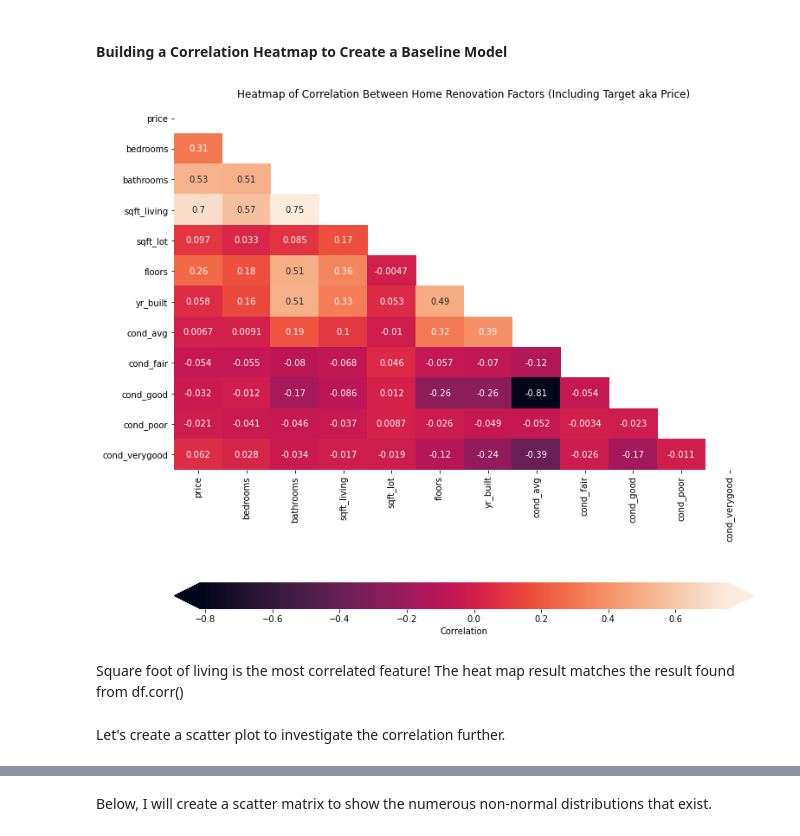
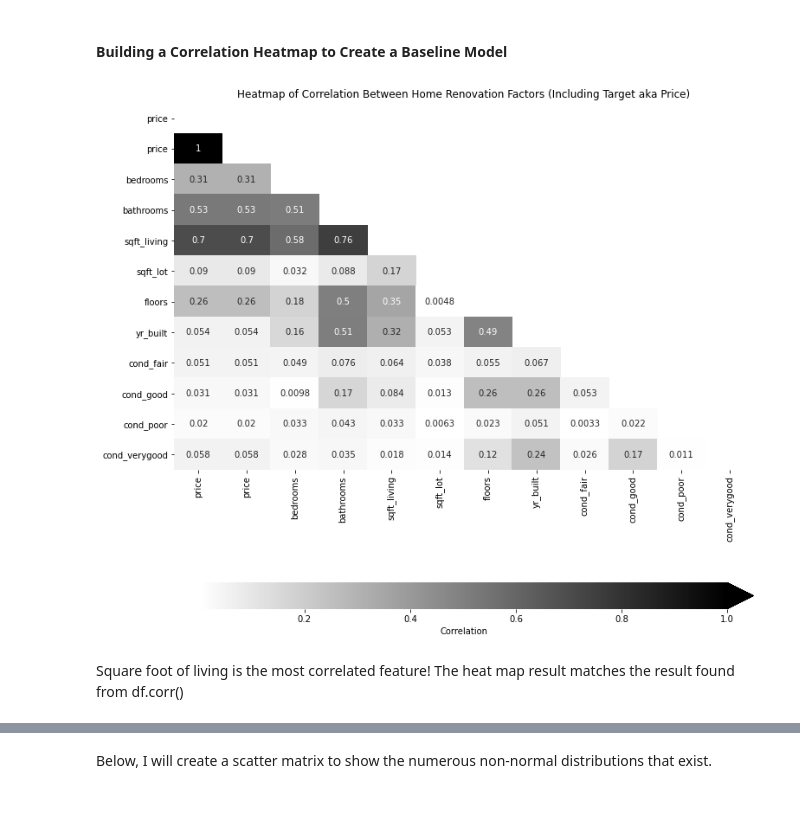
Before and after one commit to justinbalwan/Analyzing_Kings_County_Home_Prices, a Jupyter notebook: student.ipynb, the cells around one changed output, grey strips where cells are left out. Saved outputs shown, nothing was run; the diff lists cells and outputs as text; code cells hidden in the pictures; blank space fills up the shorter version.

```diff
--- a/student.ipynb
+++ b/student.ipynb
@@ -159,10 +148,10 @@ The only non-numeric column is object.
 # %%
 condition = df[['condition']]
-ohe = OneHotEncoder(categories="auto", sparse=False, handle_unknown="ignore")
+ohe = OneHotEncoder(drop='first', categories="auto", sparse=False)
 ohe.fit(condition)
 condition_enc = ohe.transform(condition)
 condition_enc = pd.DataFrame(condition_enc,
-                             columns=['cond_avg','cond_fair','cond_good','cond_poor','cond_verygood'],
+                             columns=['cond_fair','cond_good','cond_poor', 'cond_verygood'],
                              index=df.index)
 df.drop('condition', axis=1, inplace=True)
 df = pd.concat([df, condition_enc], axis=1)
@@ -409,38 +309,38 @@ To double check this result, I will build a heatmap to visualize the correlation
 # %%
 import seaborn as sns
 import numpy as np
 
 # Create a df with the target as the first column,
 # then compute the correlation matrix
-heatmap_data = pd.concat([y_train, X_train], axis=1)
-corr = heatmap_data.corr()
+heatmap_data = pd.concat([df['price'], df], axis=1)
+corr = np.abs(heatmap_data.corr())
 
 # Set up figure and axes
 fig, ax = plt.subplots(figsize=(12, 12))
 
 # Plot a heatmap of the correlation matrix, with both
 # numbers and colors indicating the correlations
 sns.heatmap(
     # Specifies the data to be plotted
     data=corr,
+    # Changes color of the map
+    cmap='binary',
     # The mask means we only show half the values,
     # instead of showing duplicates. It's optional.
     mask=np.triu(np.ones_like(corr, dtype=bool)),
     # Specifies that we should use the existing axes
     ax=ax,
     # Specifies that we want labels, not just colors
     annot=True,
     # Customizes colorbar appearance
     cbar_kws={"label": "Correlation", "orientation": "horizontal", "pad": .2, "extend": "both"}
 )
 
 # Customize the plot appearance
 ax.set_title("Heatmap of Correlation Between Home Renovation Factors (Including Target aka Price)");
 # %% [output]
-[figure, old version]
+[figure, new version]
 # %%
 most_correlated_feature = "sqft_living"
 # %% [markdown]
 Square foot of living is the most correlated feature! The heat map result matches the result found from df.corr()
-# %% [markdown]
-Let's create a scatter plot to investigate the correlation further.
```
Also changed, not shown: parts of 133 cells of this notebook, 2 other files.
